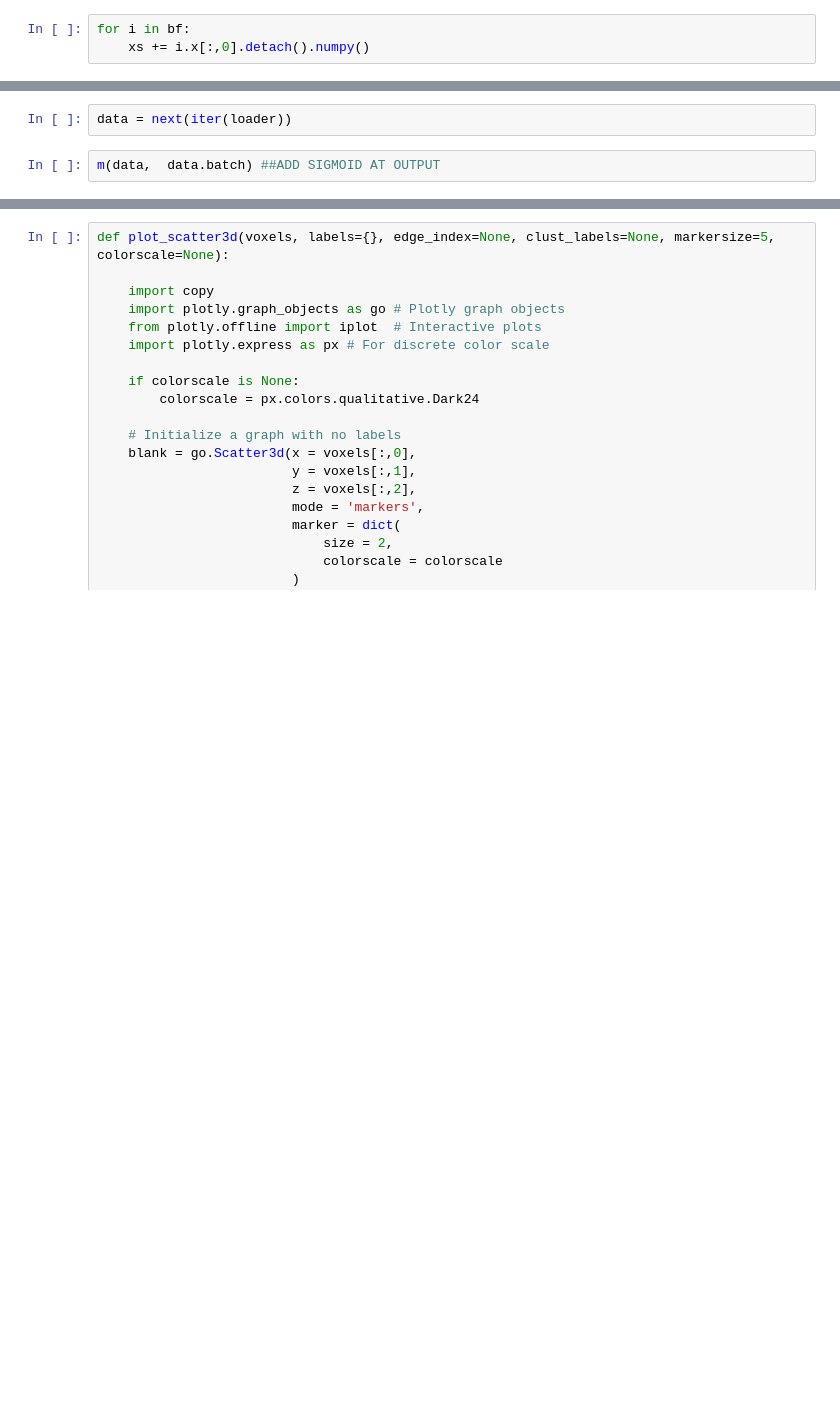
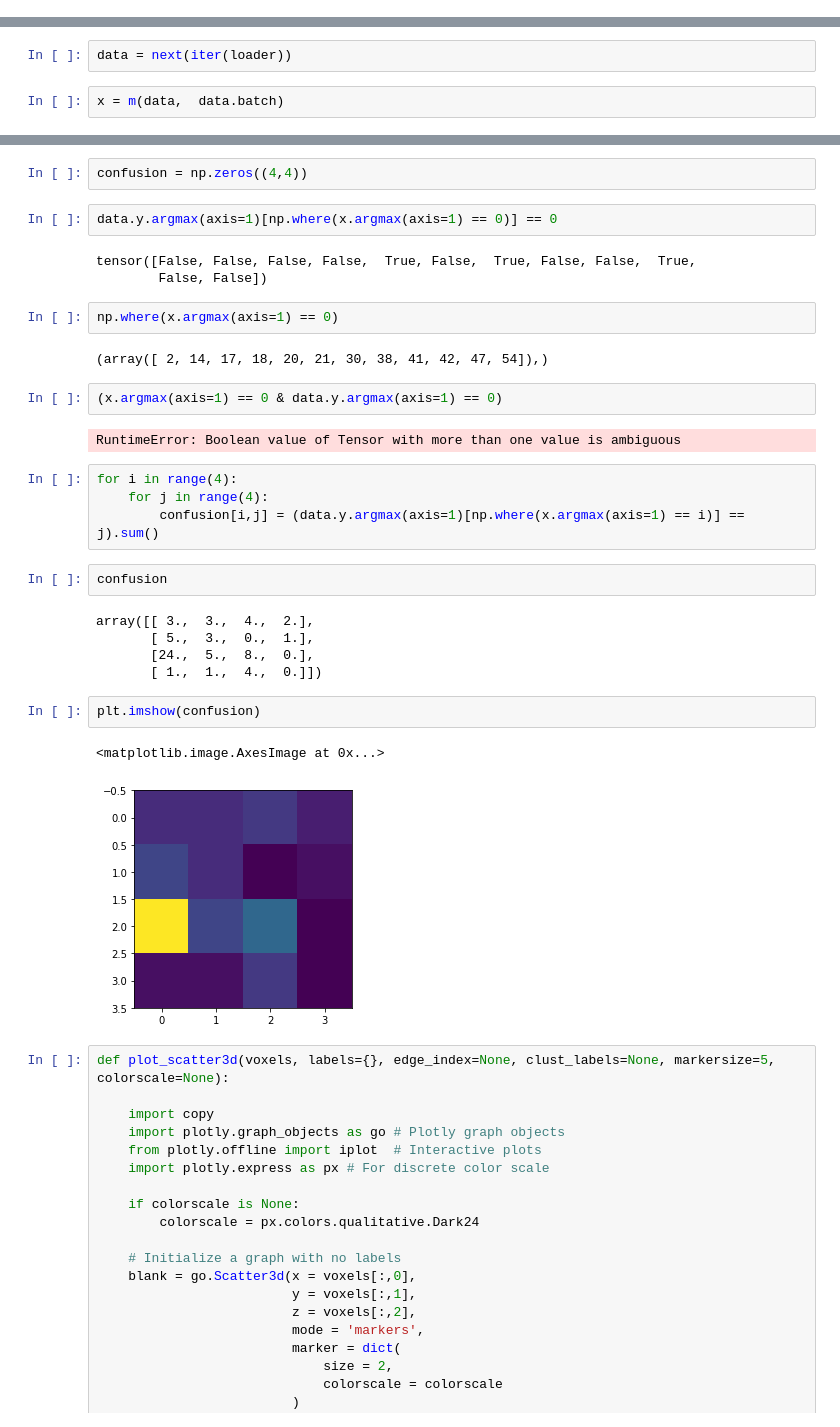
Before and after one commit to calcuttj/GNNProject, a Jupyter notebook: test_model.ipynb, the cells around one changed output, grey strips where cells are left out. Saved outputs shown, nothing was run; the diff lists cells and outputs as text; blank space fills up the shorter version.

Commit message:
Fixing edge features -- had wrong number of features in conversion script. Adding ave charge style, confusion matrix

```diff
--- a/test_model.ipynb
+++ b/test_model.ipynb
@@ -51,3 +38,0 @@ array([-6.93579388e+00, -7.07751036e+00, -7.66736889e+00, -7.86778212e+00,
-# %%
-for i in bf:
-    xs += i.x[:,0].detach().numpy()
@@ -60,4 +39,4 @@ plt.hist(bf[0].edge_attr[:,2].detach().numpy())
 # %%
 data = next(iter(loader))
 # %%
-m(data,  data.batch) ##ADD SIGMOID AT OUTPUT
+x = m(data,  data.batch)
@@ -66,3 +55,34 @@ data
+# %%
+confusion = np.zeros((4,4))
+# %%
+data.y.argmax(axis=1)[np.where(x.argmax(axis=1) == 0)] == 0
+# %% [output]
+tensor([False, False, False, False,  True, False,  True, False, False,  True,
+        False, False])
+# %%
+np.where(x.argmax(axis=1) == 0)
+# %% [output]
+(array([ 2, 14, 17, 18, 20, 21, 30, 38, 41, 42, 47, 54]),)
+# %%
+(x.argmax(axis=1) == 0 & data.y.argmax(axis=1) == 0)
+# %% [output]
+RuntimeError: Boolean value of Tensor with more than one value is ambiguous
+# %%
+for i in range(4):
+    for j in range(4):
+        confusion[i,j] = (data.y.argmax(axis=1)[np.where(x.argmax(axis=1) == i)] == j).sum()
+# %%
+confusion
+# %% [output]
+array([[ 3.,  3.,  4.,  2.],
+       [ 5.,  3.,  0.,  1.],
+       [24.,  5.,  8.,  0.],
+       [ 1.,  1.,  4.,  0.]])
+# %%
+plt.imshow(confusion)
+# %% [output]
+<matplotlib.image.AxesImage at 0x...>
+[figure, added]
 # %%
 def plot_scatter3d(voxels, labels={}, edge_index=None, clust_labels=None, markersize=5, colorscale=None):
 
```
Also changed, not shown: parts of 44 cells of this notebook, 4 other files.
